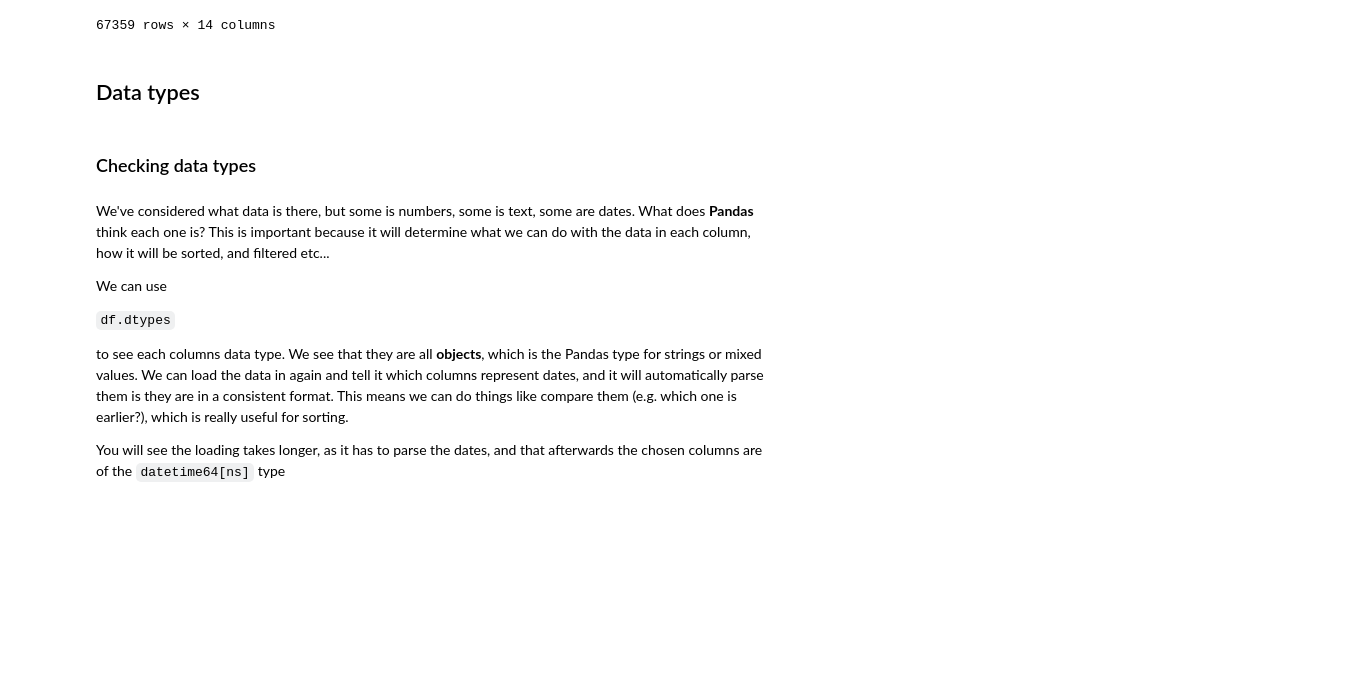
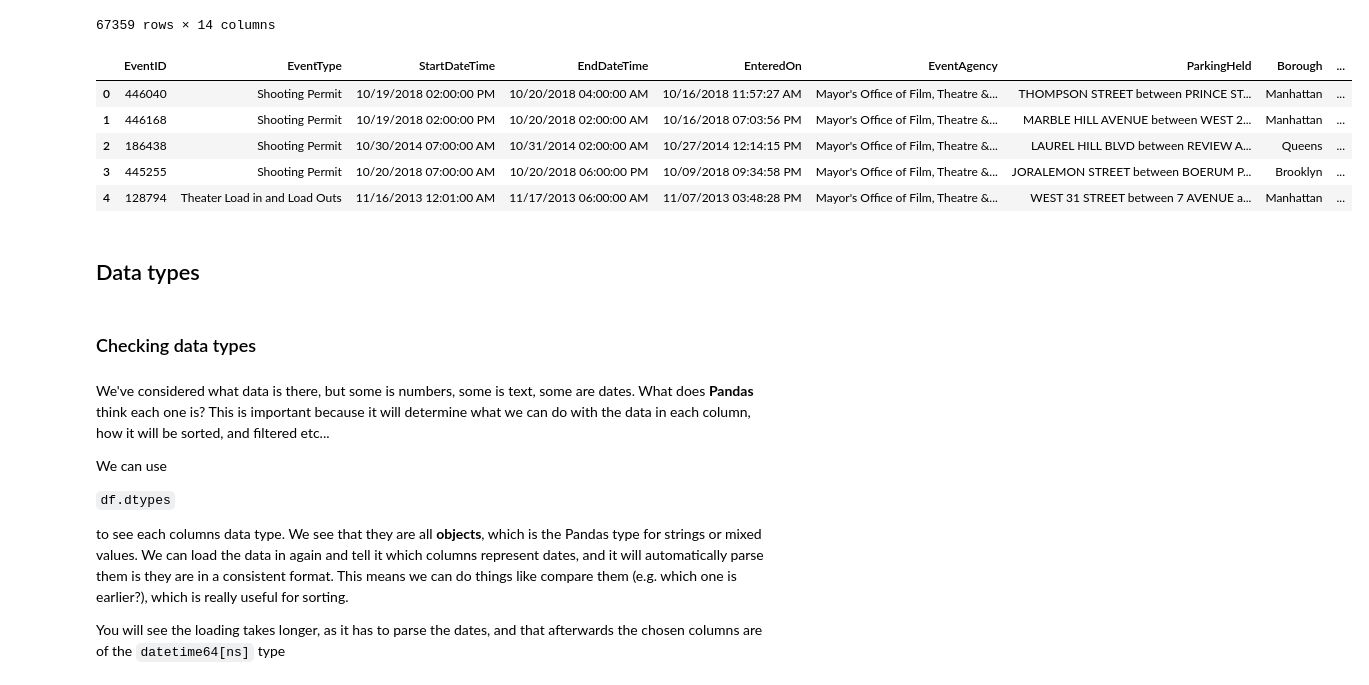
Before and after one commit to IrtizaNasar/Intrduction-to-DataScience-OpenCourse, a Jupyter notebook: Week 2/Introduction to Data Science - Week 2.ipynb, the cells around one changed output. Cells and saved outputs as stored; diff of their text form; code cells hidden in the pictures; blank space fills up the shorter version.

```diff
--- a/Week 2/Introduction to Data Science - Week 2.ipynb
+++ b/Week 2/Introduction to Data Science - Week 2.ipynb
@@ -54,6 +61,18 @@ df
 | 67357 | 548583 | Shooting Permit | 10/19/2020 08:00:00 AM | 10/19/2020 11:59:00 PM | 10/08/2020 05:05:23 PM | Mayor's Office of Film, Theatre &... | QUEENS PLAZA SOUTH between 21 STR... | Queens | ... |
 | 67358 | 548866 | Shooting Permit | 10/19/2020 07:00:00 AM | 10/19/2020 09:00:00 PM | 10/14/2020 11:41:01 AM | Mayor's Office of Film, Theatre &... | COVERT STREET between WYCKOFF AVE... | Queens | ... |
 67359 rows × 14 columns
+# %%
+# Let's say we want to just peak at the first five rows of our dataset we can then use .head()
+# Since our dataframe is in the varaible df we are asking it to show us the first five rows using df.head(5)
+
+df.head(5)
+# %% [output]
+|  | EventID | EventType | StartDateTime | EndDateTime | EnteredOn | EventAgency | ParkingHeld | Borough | ... |
+| 0 | 446040 | Shooting Permit | 10/19/2018 02:00:00 PM | 10/20/2018 04:00:00 AM | 10/16/2018 11:57:27 AM | Mayor's Office of Film, Theatre &... | THOMPSON STREET between PRINCE ST... | Manhattan | ... |
+| 1 | 446168 | Shooting Permit | 10/19/2018 02:00:00 PM | 10/20/2018 02:00:00 AM | 10/16/2018 07:03:56 PM | Mayor's Office of Film, Theatre &... | MARBLE HILL AVENUE between WEST 2... | Manhattan | ... |
+| 2 | 186438 | Shooting Permit | 10/30/2014 07:00:00 AM | 10/31/2014 02:00:00 AM | 10/27/2014 12:14:15 PM | Mayor's Office of Film, Theatre &... | LAUREL HILL BLVD between REVIEW A... | Queens | ... |
+| 3 | 445255 | Shooting Permit | 10/20/2018 07:00:00 AM | 10/20/2018 06:00:00 PM | 10/09/2018 09:34:58 PM | Mayor's Office of Film, Theatre &... | JORALEMON STREET between BOERUM P... | Brooklyn | ... |
+| 4 | 128794 | Theater Load in and Load Outs | 11/16/2013 12:01:00 AM | 11/17/2013 06:00:00 AM | 11/07/2013 03:48:28 PM | Mayor's Office of Film, Theatre &... | WEST 31 STREET between 7 AVENUE a... | Manhattan | ... |
 # %% [markdown]
 ##  Data types
 # %% [markdown]
```
Also changed, not shown: parts of 57 cells of this notebook.
